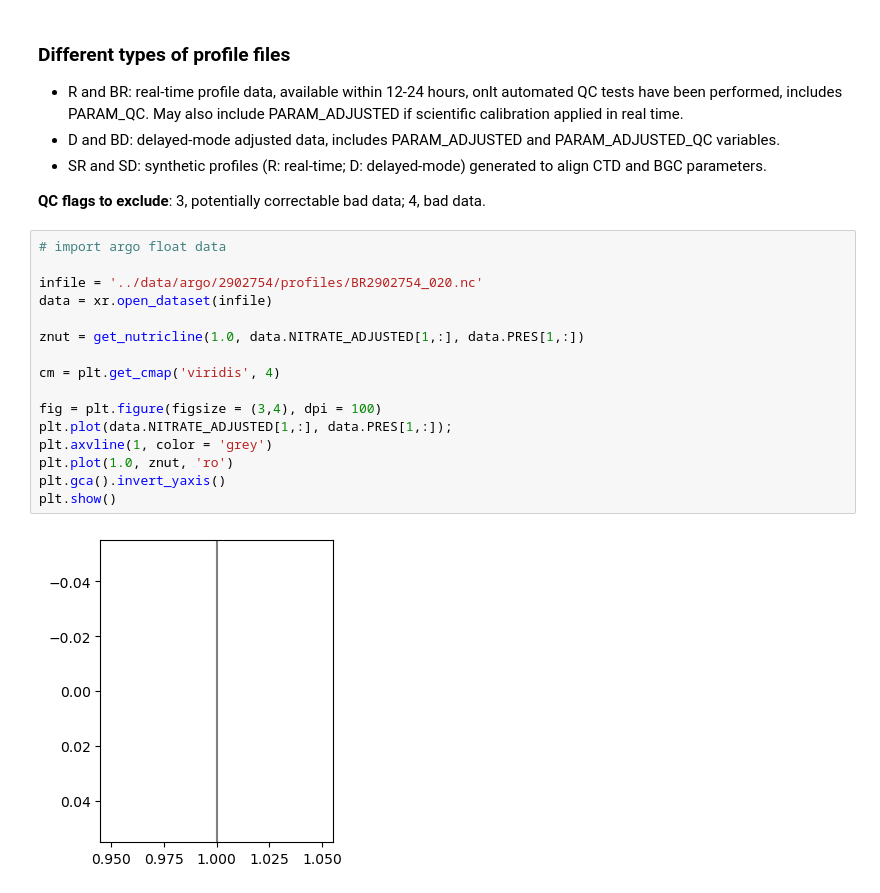
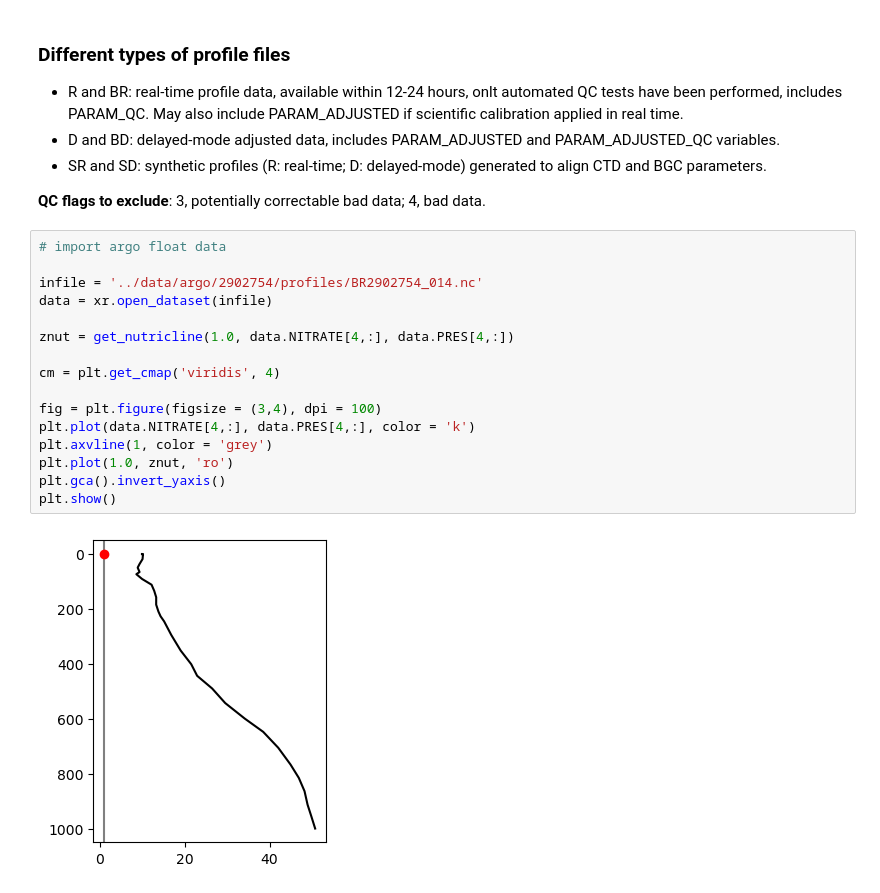
Before and after one commit to sophieclayton/kuroshio_nutricline, a Jupyter notebook: exploratory/argo_nitrate.ipynb, the cells around one changed output. Cells and saved outputs as stored; diff of their text form.

Commit message:
test nutricline code on known clean argo profiles

```diff
--- a/exploratory/argo_nitrate.ipynb
+++ b/exploratory/argo_nitrate.ipynb
@@ -24,21 +24,21 @@ def get_nutricline(crit, nprof, z):
 # %%
 # import argo float data
 
-infile = '../data/argo/2902754/profiles/BR2902754_020.nc'
+infile = '../data/argo/2902754/profiles/BR2902754_014.nc'
 data = xr.open_dataset(infile)
 
-znut = get_nutricline(1.0, data.NITRATE_ADJUSTED[1,:], data.PRES[1,:])
+znut = get_nutricline(1.0, data.NITRATE[4,:], data.PRES[4,:])
 
 cm = plt.get_cmap('viridis', 4)
 
 fig = plt.figure(figsize = (3,4), dpi = 100)
-plt.plot(data.NITRATE_ADJUSTED[1,:], data.PRES[1,:]);
+plt.plot(data.NITRATE[4,:], data.PRES[4,:], color = 'k')
 plt.axvline(1, color = 'grey')
 plt.plot(1.0, znut, 'ro')
 plt.gca().invert_yaxis()
 plt.show()
 # %% [output]
-[figure, old version]
+[figure, new version]
 # %%
 for n in range(5):
     plt.plot(data.NITRATE[n,:], data.PRES[n,:])
```
Also changed, not shown: parts of 2 cells of this notebook, 1 other file.
